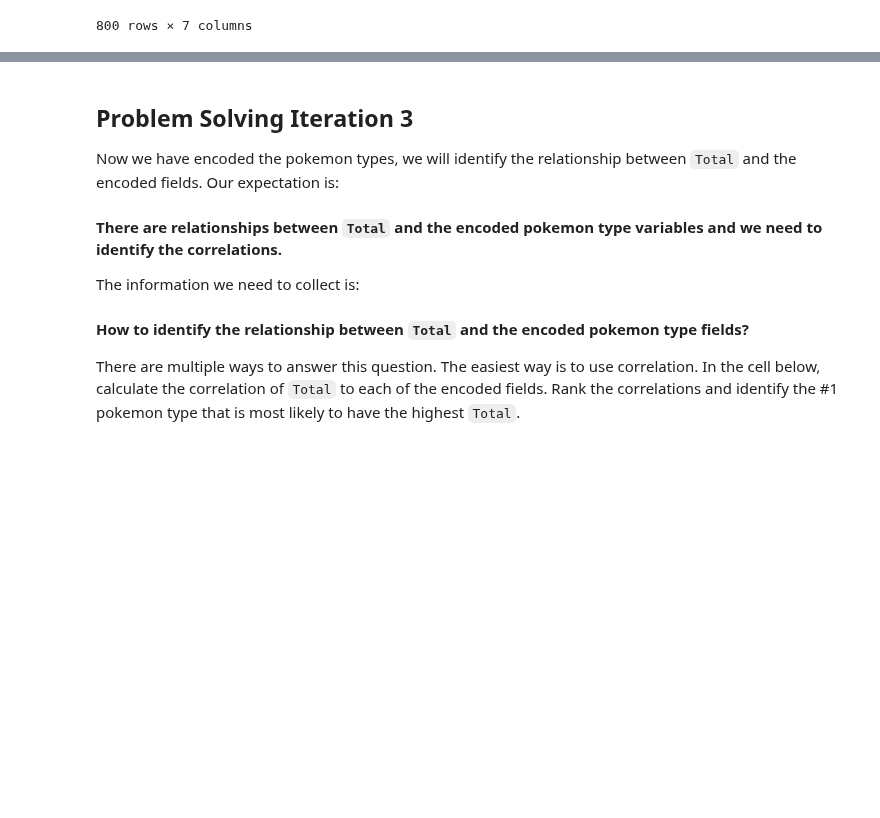
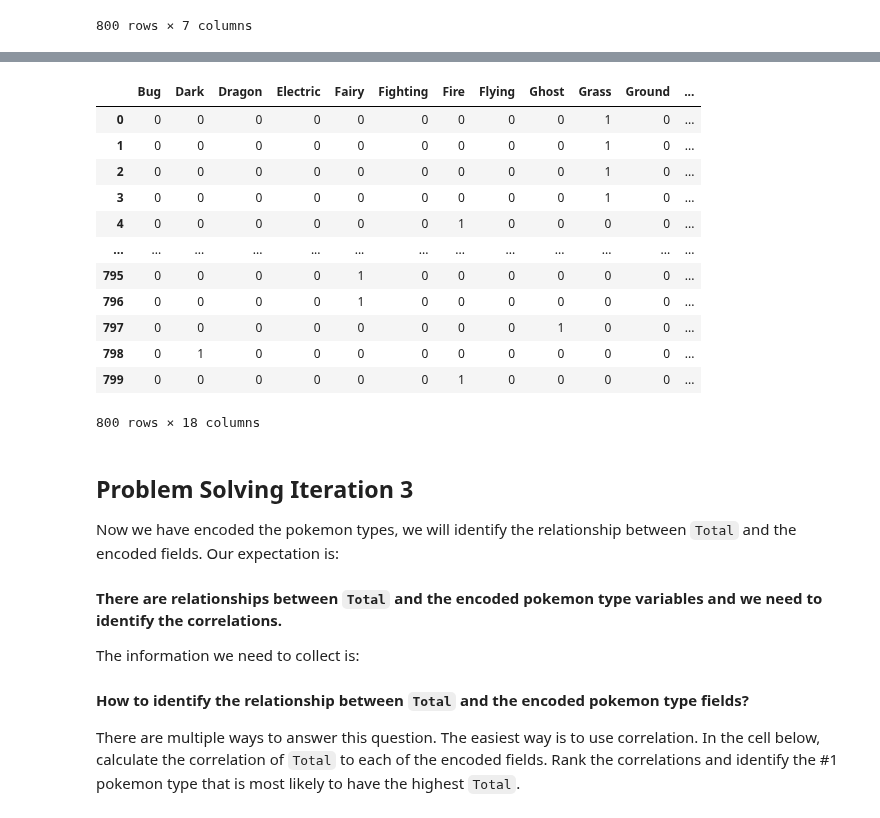
Before and after one commit to Ironhack-Data-Madrid-Octubre-2023/2.3-lab_df_calculation_and_transformation, a Jupyter notebook: your-code/challenge-2.ipynb, the cells around one changed output, grey strips where cells are left out. Cells and saved outputs as stored; diff of their text form; code cells hidden in the pictures; blank space fills up the shorter version.

```diff
--- a/your-code/challenge-2.ipynb
+++ b/your-code/challenge-2.ipynb
@@ -178,3 +166,26 @@ Las nuevas variables numéricas que cree deben verse a continuación:
+# %%
+# your code here
+
+tipo1 = pd.get_dummies(pokemon['Type 1'],dtype=int)
+tipo2 = pd.get_dummies(pokemon['Type 2'],dtype=int)
+
+nueva_tabla= tipo1 + tipo2
+
+nueva_tabla
+# %% [output]
+|  | Bug | Dark | Dragon | Electric | Fairy | Fighting | Fire | Flying | Ghost | Grass | Ground | ... |
+| 0 | 0 | 0 | 0 | 0 | 0 | 0 | 0 | 0 | 0 | 1 | 0 | ... |
+| 1 | 0 | 0 | 0 | 0 | 0 | 0 | 0 | 0 | 0 | 1 | 0 | ... |
+| 2 | 0 | 0 | 0 | 0 | 0 | 0 | 0 | 0 | 0 | 1 | 0 | ... |
+| 3 | 0 | 0 | 0 | 0 | 0 | 0 | 0 | 0 | 0 | 1 | 0 | ... |
+| 4 | 0 | 0 | 0 | 0 | 0 | 0 | 1 | 0 | 0 | 0 | 0 | ... |
+| ... | ... | ... | ... | ... | ... | ... | ... | ... | ... | ... | ... | ... |
+| 795 | 0 | 0 | 0 | 0 | 1 | 0 | 0 | 0 | 0 | 0 | 0 | ... |
+| 796 | 0 | 0 | 0 | 0 | 1 | 0 | 0 | 0 | 0 | 0 | 0 | ... |
+| 797 | 0 | 0 | 0 | 0 | 0 | 0 | 0 | 0 | 1 | 0 | 0 | ... |
+| 798 | 0 | 1 | 0 | 0 | 0 | 0 | 0 | 0 | 0 | 0 | 0 | ... |
+| 799 | 0 | 0 | 0 | 0 | 0 | 0 | 1 | 0 | 0 | 0 | 0 | ... |
+800 rows × 18 columns
 # %% [markdown]
 ## Problem Solving Iteration 3
 
```
Also changed, not shown: parts of 6 cells of this notebook.
